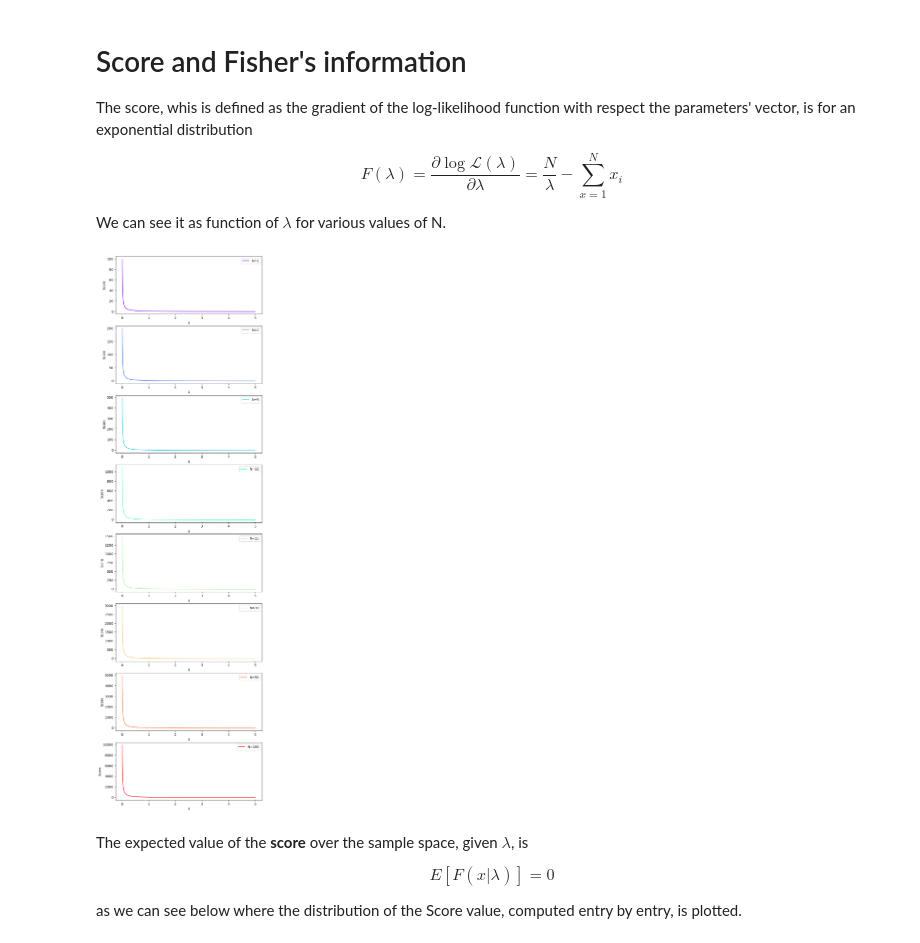
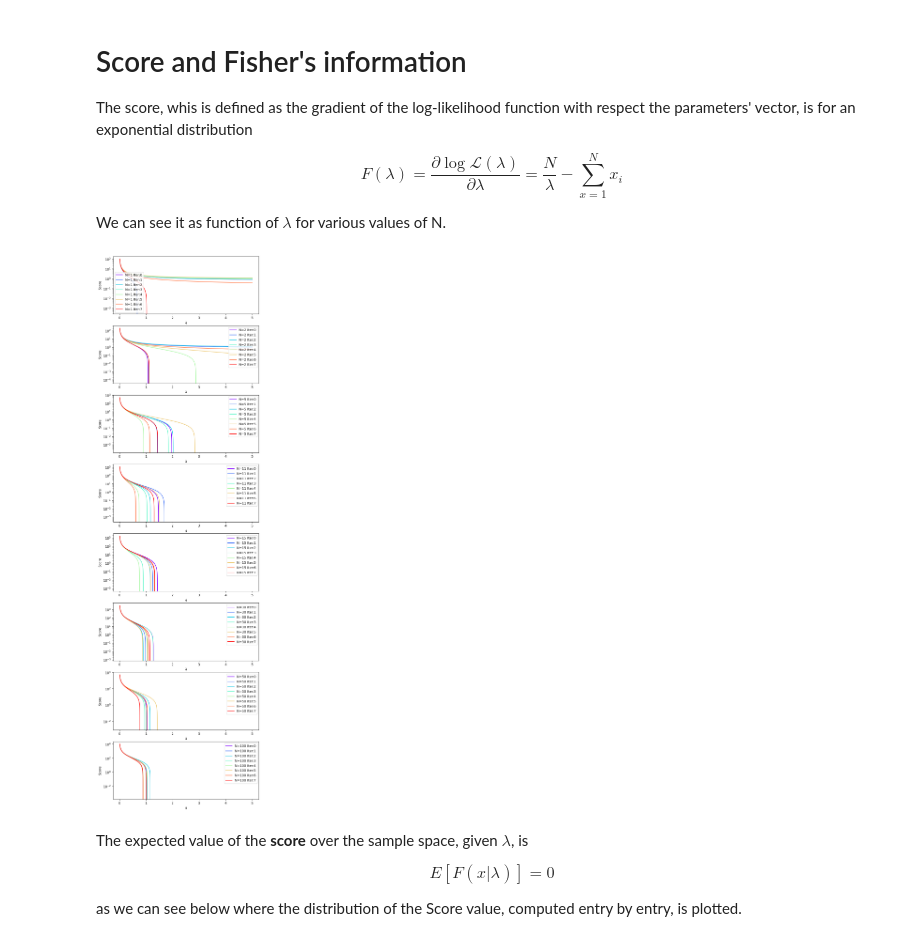
Before and after one commit to f-terzuoli/StatisticsSiena23, a Jupyter notebook: exponential.ipynb, the cells around one changed output. Drawn from its saved outputs; the diff is of its cells as text; code cells hidden in the pictures.

```diff
--- a/exponential.ipynb
+++ b/exponential.ipynb
@@ -148,0 +190,25 @@ theta_mle (N = 300) = 1.047
+# %%
+color_v = plt.cm.rainbow(np.linspace(0, 1, len(n_samples)))
+plt.figure(figsize=(8, 30))
+mean_mles = np.empty([len(n_samples),1], float)
+for n in n_samples:
+    plt.subplot(len(n_samples)+1, 1, n_samples.index(n)+1)
+    plt.xlabel("$\\theta$")
+    plt.ylabel("$\mathcal{L}$")
+    theta_mles = np.empty([100,1], float)
+    for s in range(100):
+        y = 1
+        for i in range(n):
+            y *= 1/t*np.exp(-df.values[i+(s*n)][0]/t)
+        plt.yscale('log')
+        ymax = max(y)
+        xpos = np.where(y == ymax)
+        xmax = t[xpos]
+        theta_mles[s] = xmax
+    plt.hist(theta_mles, bins=64, range=(0,5), label=f'N={n}', color=color_v[n_samples.index(n)])
+    plt.legend()
+    mean_mles[n_samples.index(n)] = np.mean(theta_mles)
+plt.subplot(len(n_samples)+1, 1, len(n_samples)+1)
+plt.xlabel("$N$")
+plt.ylabel("Mean $\\theta$")
+plt.plot(n_samples, mean_mles)
@@ -159,17 +228,19 @@ We can see it as function of $\lambda$ for various values of N.
 # %%
 l = np.linspace(0.01,5,10000)
 n_samples = [1,2,5,11,15,30,50,100,]
 plt.figure(figsize=(8, 30))
 color = plt.cm.rainbow(np.linspace(0, 1, len(n_samples)))
 for n in n_samples:
-    y = n/l - df.iloc[0:n].sum()[0]
     plt.subplot(len(n_samples), 1, n_samples.index(n)+1)
     plt.xlabel("$\lambda$")
     plt.ylabel("Score")
-    plt.plot(l, y, label=f'N={n}', c=color[n_samples.index(n)])
+    plt.yscale('log')
+    for s in range(8):
+        y = n/l - df.iloc[0+s*n:n+s*n].sum()[0]+1
+        plt.plot(l, y, label=f'N={n} Iter:{s}', c=color[s])
     plt.legend()
 # %% [output]
-[figure, old version]
+[figure, new version]
 # %% [markdown]
 The expected value of the __score__ over the sample space, given $\lambda$, is
 
```
Also changed, not shown: parts of 16 cells of this notebook.
